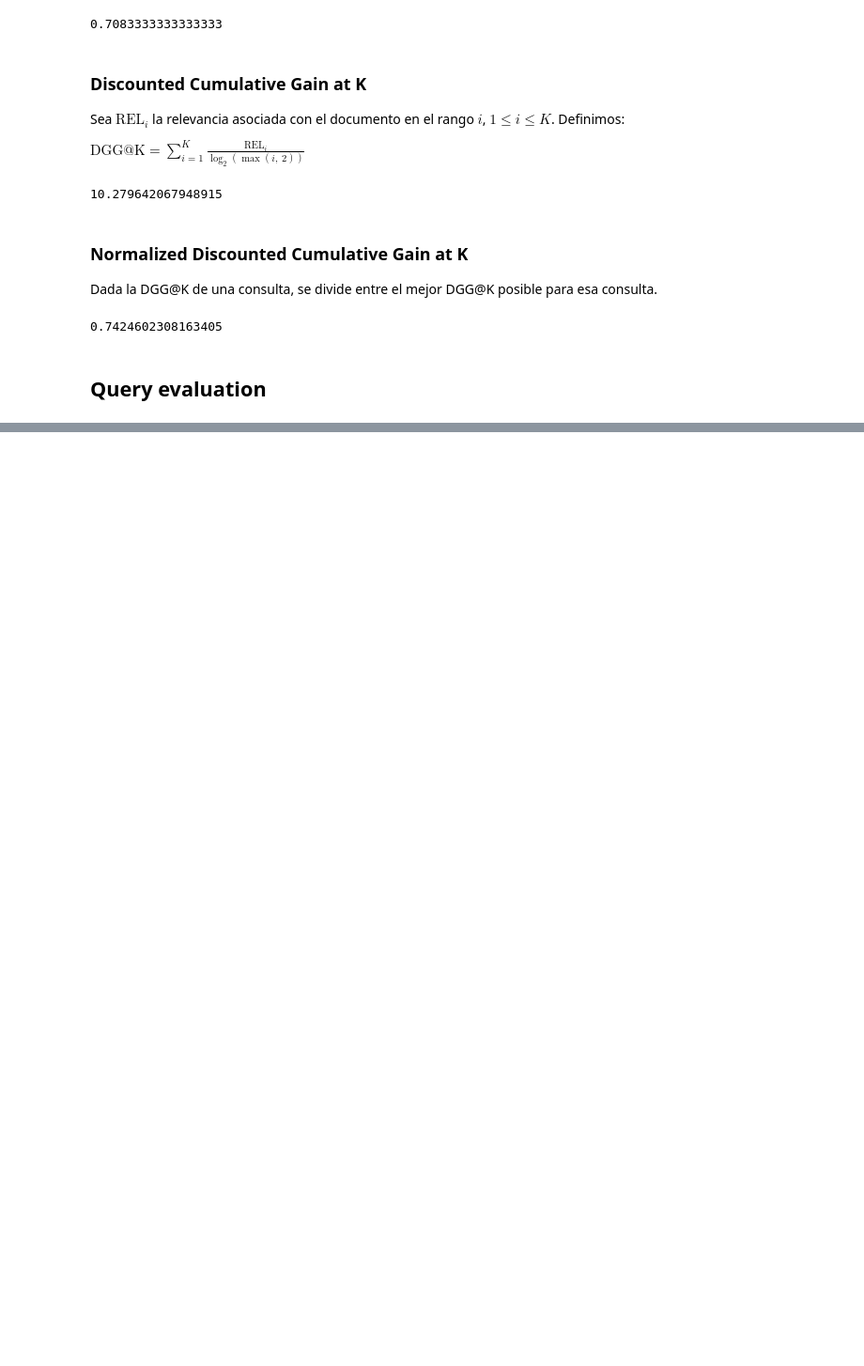
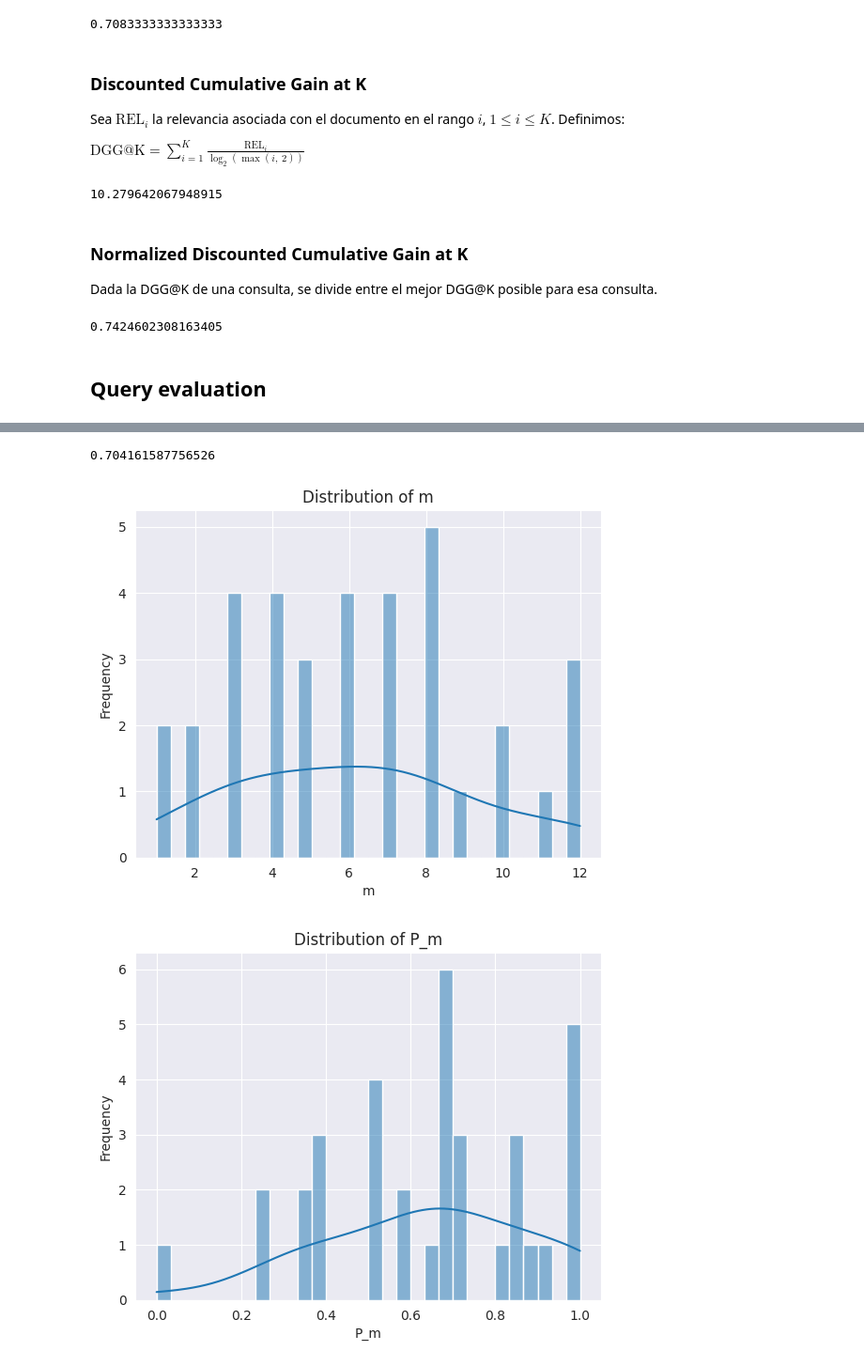
Before and after one commit to gamendez98/nlp-homework, a Jupyter notebook: evaluation_metrics.ipynb, the cells around one changed output, grey strips where cells are left out. Shown at 94% size. Drawn from its saved outputs; the diff is of its cells as text; code cells hidden in the pictures; blank space fills up the shorter version.

```diff
--- a/evaluation_metrics.ipynb
+++ b/evaluation_metrics.ipynb
@@ -201,0 +194,7 @@ query_evaluation_metrics(rrdv_results_path, expert_results_path)
+# %%
+gensim_results_path = 'data/GESIM-consultas_resultados'
+query_evaluation_metrics(expert_results_path, gensim_results_path)
+# %% [output]
+0.704161587756526
+[figure, added]
+[figure, added]
```
Also changed, not shown: parts of 3 cells of this notebook, 3 other files.
